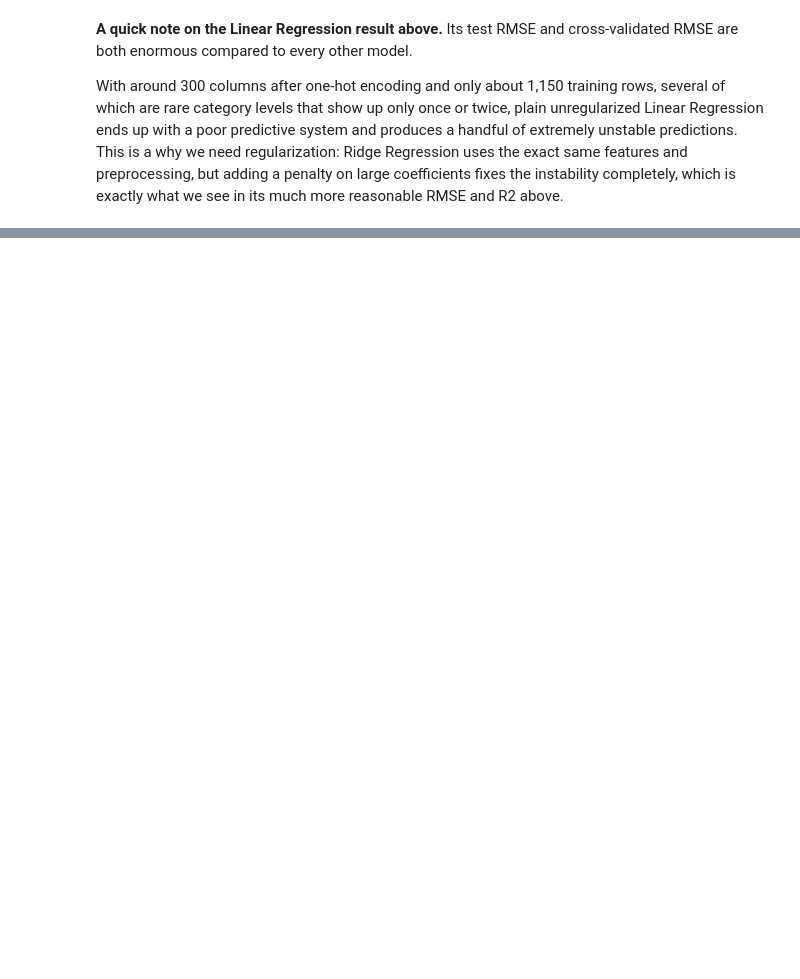
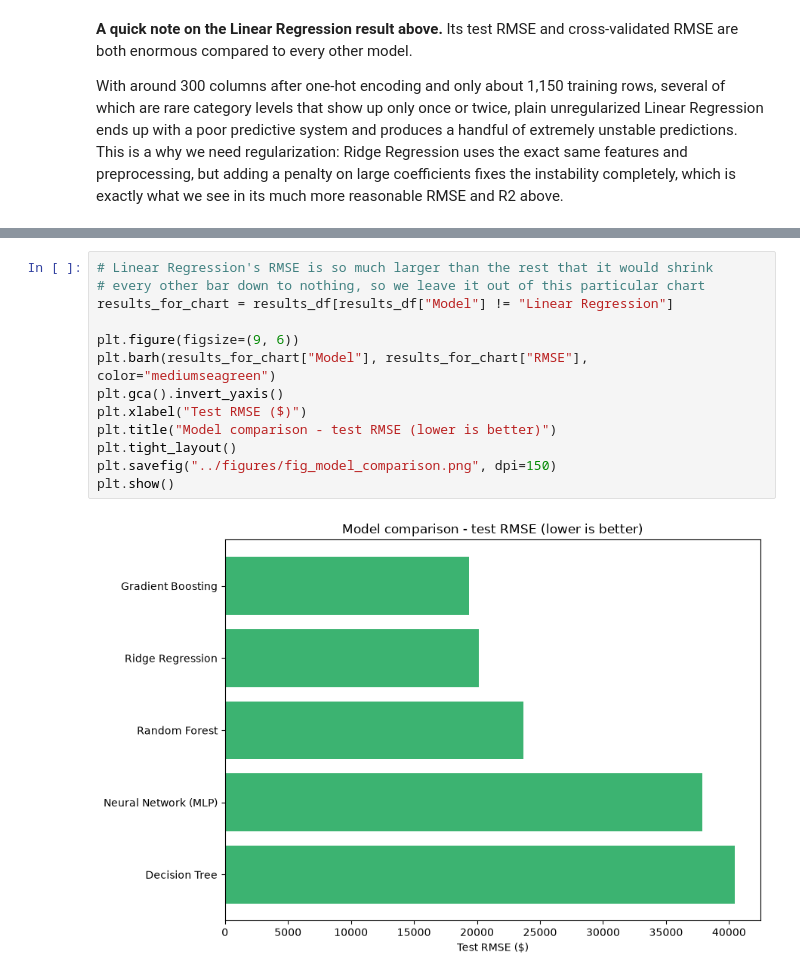
Before and after one commit to Majid-ctrl/Ames-Housing-Data-Cleaning-DS-Price-Prediction-Project, a Jupyter notebook: Notebook.ipynb, the cells around one changed output, grey strips where cells are left out. Saved outputs shown, nothing was run; the diff lists cells and outputs as text; blank space fills up the shorter version.

```diff
--- a/Notebook.ipynb
+++ b/Notebook.ipynb
@@ -663,0 +710,15 @@ exactly what we see in its much more reasonable RMSE and R2 above.
+# %%
+# Linear Regression's RMSE is so much larger than the rest that it would shrink
+# every other bar down to nothing, so we leave it out of this particular chart
+results_for_chart = results_df[results_df["Model"] != "Linear Regression"]
+
+plt.figure(figsize=(9, 6))
+plt.barh(results_for_chart["Model"], results_for_chart["RMSE"], color="mediumseagreen")
+plt.gca().invert_yaxis()
+plt.xlabel("Test RMSE ($)")
+plt.title("Model comparison - test RMSE (lower is better)")
+plt.tight_layout()
+plt.savefig("../figures/fig_model_comparison.png", dpi=150)
+plt.show()
+# %% [output]
+[figure, added]
```
Also changed, not shown: parts of 7 cells of this notebook.
